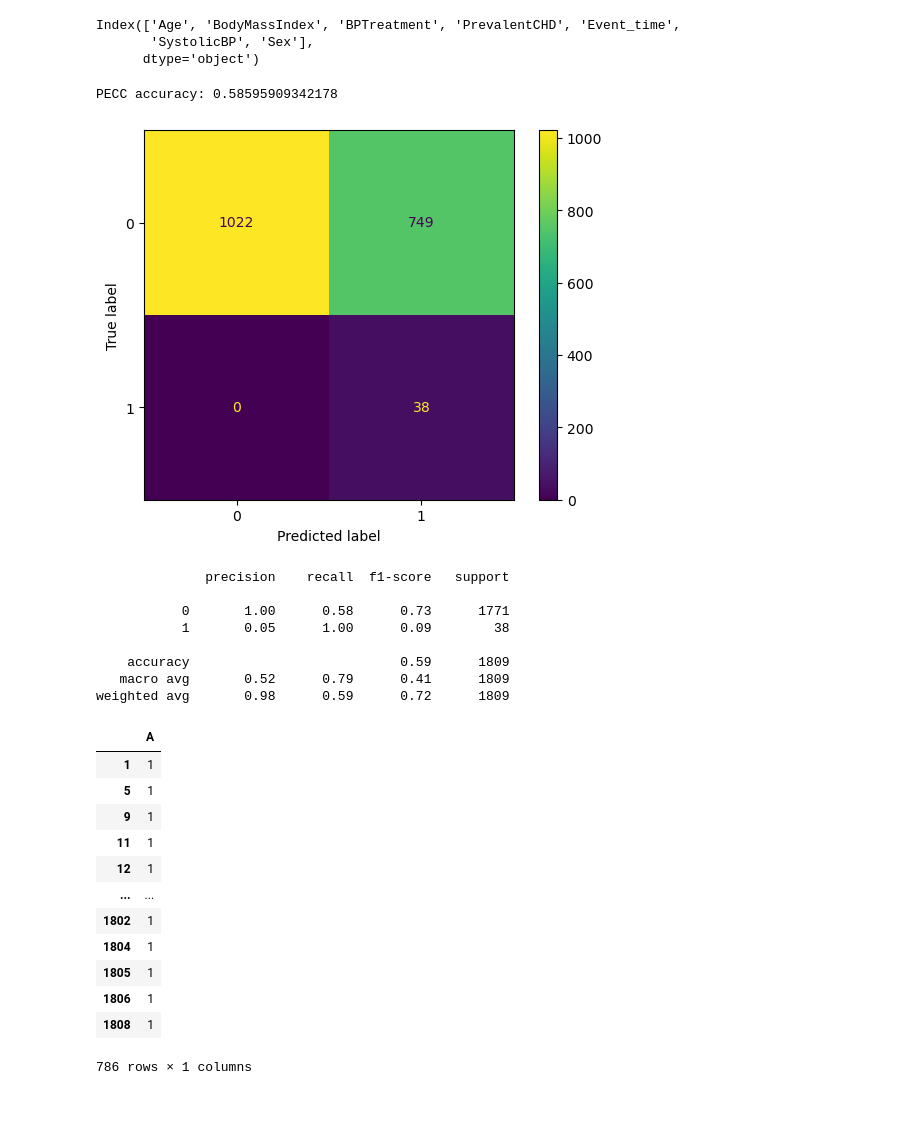
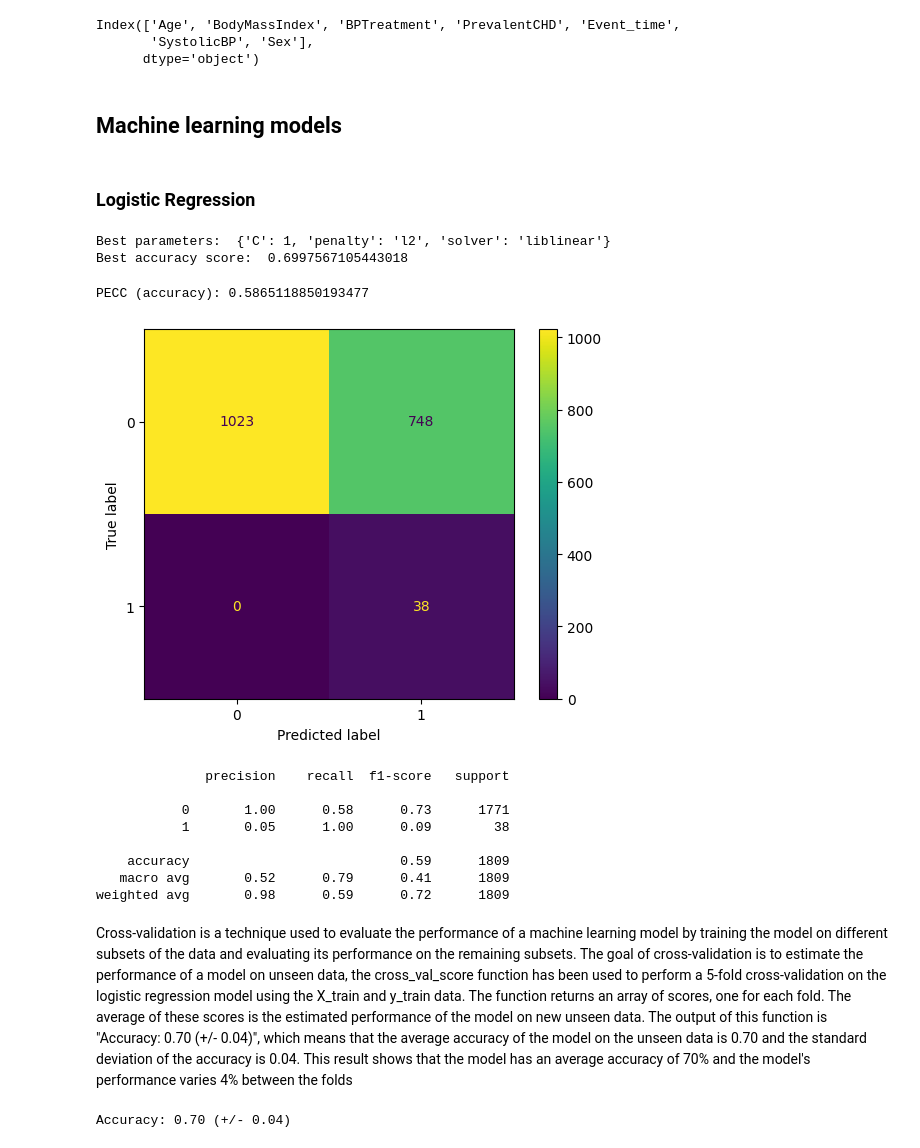
Before and after one commit to ruigomesbioinf/sib_dream_challenge, a Jupyter notebook: src/machine_learning.ipynb, the cells around one changed output. Saved outputs shown, nothing was run; the diff lists cells and outputs as text; code cells hidden in the pictures; blank space fills up the shorter version.

Commit message:
[UPDATE] machine learning models

```diff
--- a/src/machine_learning.ipynb
+++ b/src/machine_learning.ipynb
@@ -88,33 +96,61 @@ X_test = X_test.loc[:, selected_features]
+# %% [markdown]
+## Machine learning models
+# %% [markdown]
+### Logistic Regression
+# %%
+from sklearn.linear_model import LogisticRegression
+from sklearn.model_selection import GridSearchCV
+from sklearn.metrics import make_scorer, accuracy_score
+
+# Define the parameter grid
+param_grid = {'C': [0.00001, 0.0001, 0.001, 0.01, 0.1, 1, 10],
+              'penalty': ['l1', 'l2'],
+              'solver': ['liblinear']}
+
+# Initialize the model
+clf = LogisticRegression(random_state=42)
+
+# Define the accuracy score as the performance metric
+acc_scorer = make_scorer(accuracy_score)
+
+# Initialize the GridSearchCV object
+grid_search = GridSearchCV(clf, param_grid, scoring=acc_scorer, cv=5)
+
+# Fit the GridSearchCV object to the training data
+grid_search.fit(X_train, y_train)
+
+# Print the best parameters and the best accuracy score
+print("Best parameters: ", grid_search.best_params_)
+print("Best accuracy score: ", grid_search.best_score_)
+# %% [output]
+Best parameters:  {'C': 1, 'penalty': 'l2', 'solver': 'liblinear'}
+Best accuracy score:  0.6997567105443018
 # %%
-# Standardize data
-scaler = StandardScaler()
-X_train = scaler.fit_transform(X_train)
-X_test = scaler.fit_transform(X_test)
+best_params = grid_search.best_params_
 
 # Initialize the model
-clf = LogisticRegression(C=1e5, solver = "liblinear", multi_class = "auto")
+clf = LogisticRegression(C=best_params["C"], penalty=best_params["penalty"], solver='liblinear')
 
 # Fit the model to the training data
 clf.fit(X_train, y_train)
 
 # Make predictions on the test set
 y_pred = clf.predict(X_test)
 
 # Calculate the PECC accuracy
-pec_acc = (y_test == y_pred).mean()
-print("PECC accuracy:", pec_acc)
+print("PECC (accuracy):", accuracy_score(y_test, y_pred))
 
 # Plot the confusion matrix
 cm_logreg = confusion_matrix(y_test, y_pred, labels=clf.classes_)
 disp1 = ConfusionMatrixDisplay(confusion_matrix=cm_logreg, display_labels=clf.classes_)
 disp1.plot()
 plt.show()
 
 # print the classification report
 print(classification_report(y_test, y_pred))
 # %% [output]
-PECC accuracy: 0.58595909342178
+PECC (accuracy): 0.5865118850193477
-[figure, old version]
+[figure, new version]
               precision    recall  f1-score   support
 
            0       1.00      0.58      0.73      1771
@@ -123,20 +159,11 @@ PECC accuracy: 0.58595909342178
     accuracy                           0.59      1809
    macro avg       0.52      0.79      0.41      1809
 weighted avg       0.98      0.59      0.72      1809
-# %%
-y_pred_df = pd.DataFrame(y_pred, columns=["A"])
-y_pred_df.loc[y_pred_df["A"] == 1.0]
-# %% [output]
-|  | A |
-| 1 | 1 |
-| 5 | 1 |
-| 9 | 1 |
-| 11 | 1 |
-| 12 | 1 |
-| ... | ... |
-| 1802 | 1 |
-| 1804 | 1 |
-| 1805 | 1 |
-| 1806 | 1 |
-| 1808 | 1 |
-786 rows × 1 columns
+# %% [markdown]
+Cross-validation is a technique used to evaluate the performance of a machine learning model by training the model on different subsets of the data and evaluating its performance on the remaining subsets. The goal of cross-validation is to estimate the performance of a model on unseen data, the cross_val_score function has been used to perform a 5-fold cross-validation on the logistic regression model using the X_train and y_train data. The function returns an array of scores, one for each fold. The average of these scores is the estimated performance of the model on new unseen data. The output of this function is "Accuracy: 0.70 (+/- 0.04)", which means that the average accuracy of the model on the unseen data is 0.70 and the standard deviation of the accuracy is 0.04. This result shows that the model has an average accuracy of 70% and the model's performance varies 4% between the folds
+# %%
+scores = cross_val_score(clf, X_train, y_train, cv=5)
+
+print(f"Accuracy: {scores.mean():.2f} (+/- {scores.std() * 2:.2f})")
+# %% [output]
+Accuracy: 0.70 (+/- 0.04)
```
Also changed, not shown: parts of 15 cells of this notebook.
